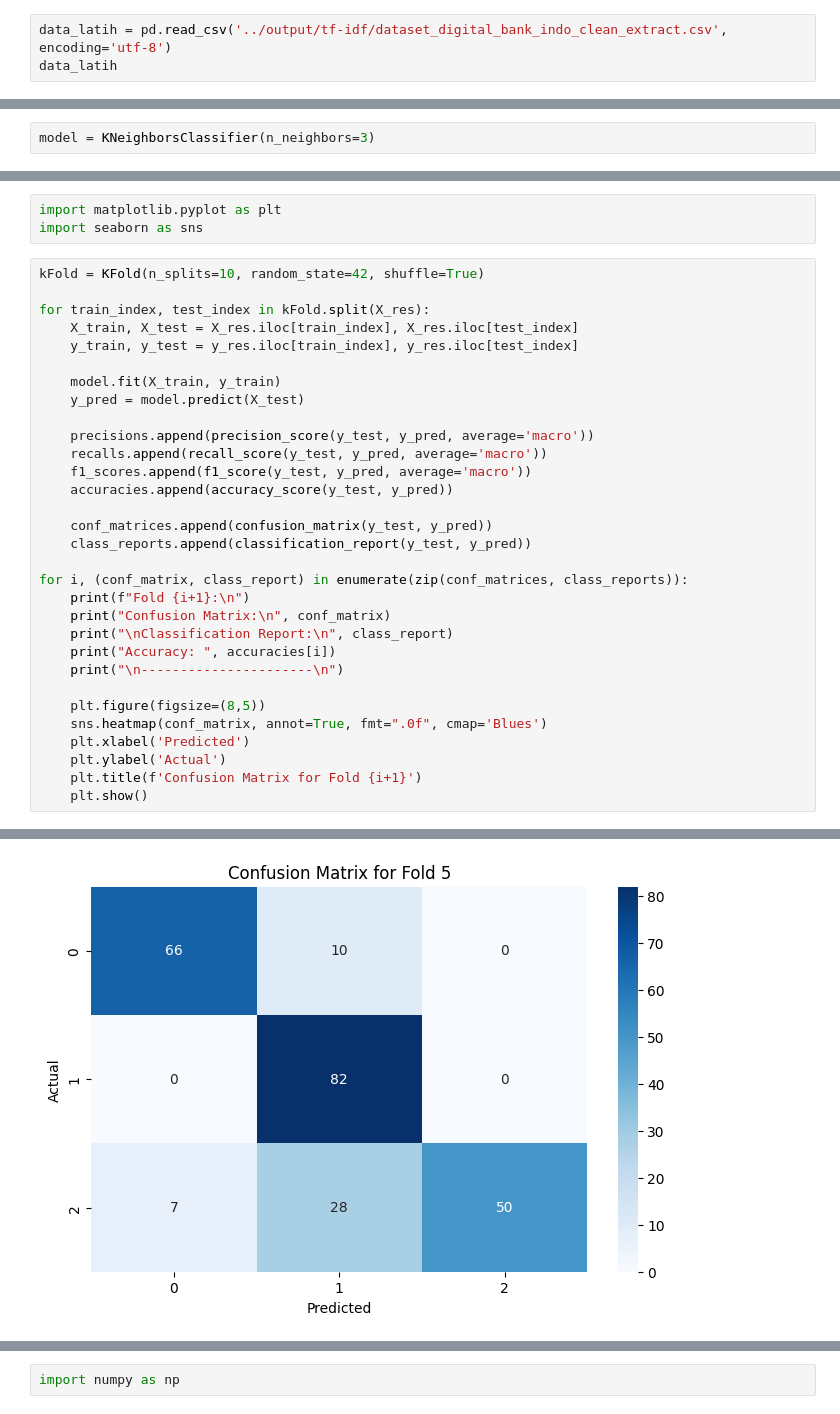
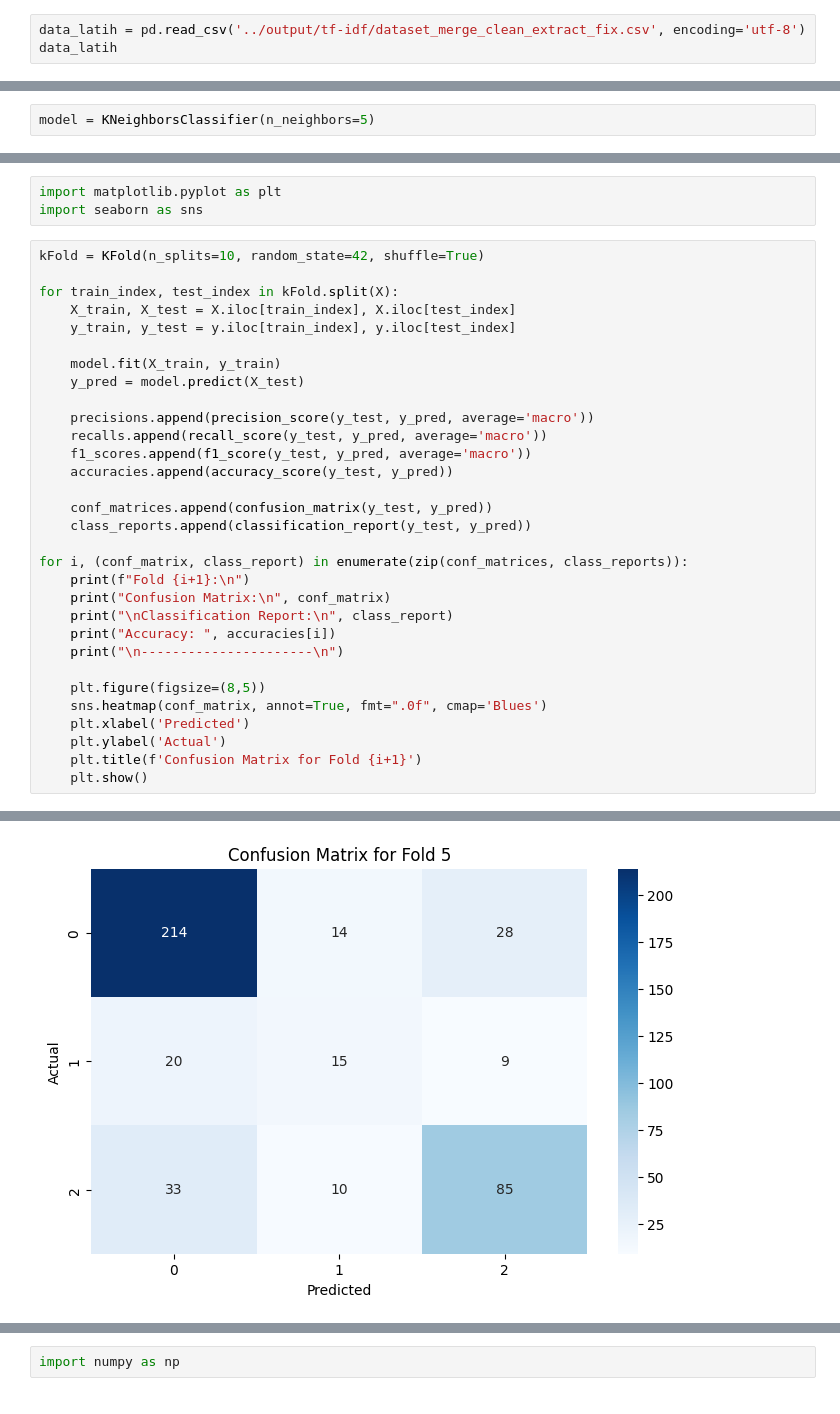
Before and after one commit to ardwiinoo/knn-sentiment-analysis, a Jupyter notebook: notebook/modeling.ipynb, the cells around one changed output, grey strips where cells are left out. Saved outputs shown, nothing was run; the diff lists cells and outputs as text.

Commit message:
re run using merge dataset

```diff
--- a/notebook/modeling.ipynb
+++ b/notebook/modeling.ipynb
@@ -1,6 +1,6 @@
 # %%
 import pandas as pd
 # %%
-data_latih = pd.read_csv('../output/tf-idf/dataset_digital_bank_indo_clean_extract.csv', encoding='utf-8')
+data_latih = pd.read_csv('../output/tf-idf/dataset_merge_clean_extract_fix.csv', encoding='utf-8')
 data_latih
 # %% [output]
@@ -99,7 +104,7 @@ print(y_res.shape)
 # %%
 from sklearn.neighbors import KNeighborsClassifier
 # %%
-model = KNeighborsClassifier(n_neighbors=3)
+model = KNeighborsClassifier(n_neighbors=5)
 # %% [markdown]
 #### K-Fold Cross Validation
 # %%
@@ -120,9 +125,9 @@ import seaborn as sns
 # %%
 kFold = KFold(n_splits=10, random_state=42, shuffle=True)
 
-for train_index, test_index in kFold.split(X_res):
-    X_train, X_test = X_res.iloc[train_index], X_res.iloc[test_index]
-    y_train, y_test = y_res.iloc[train_index], y_res.iloc[test_index]
+for train_index, test_index in kFold.split(X):
+    X_train, X_test = X.iloc[train_index], X.iloc[test_index]
+    y_train, y_test = y.iloc[train_index], y.iloc[test_index]
 
     model.fit(X_train, y_train)
     y_pred = model.predict(X_test)
@@ -239,6 +244,6 @@ Accuracy:  0.8148148148148148
 
 ----------------------
-[figure, old version]
+[figure, new version]
 Fold 6:
 
 Confusion Matrix:
```
Also changed, not shown: parts of 14 cells of this notebook.
